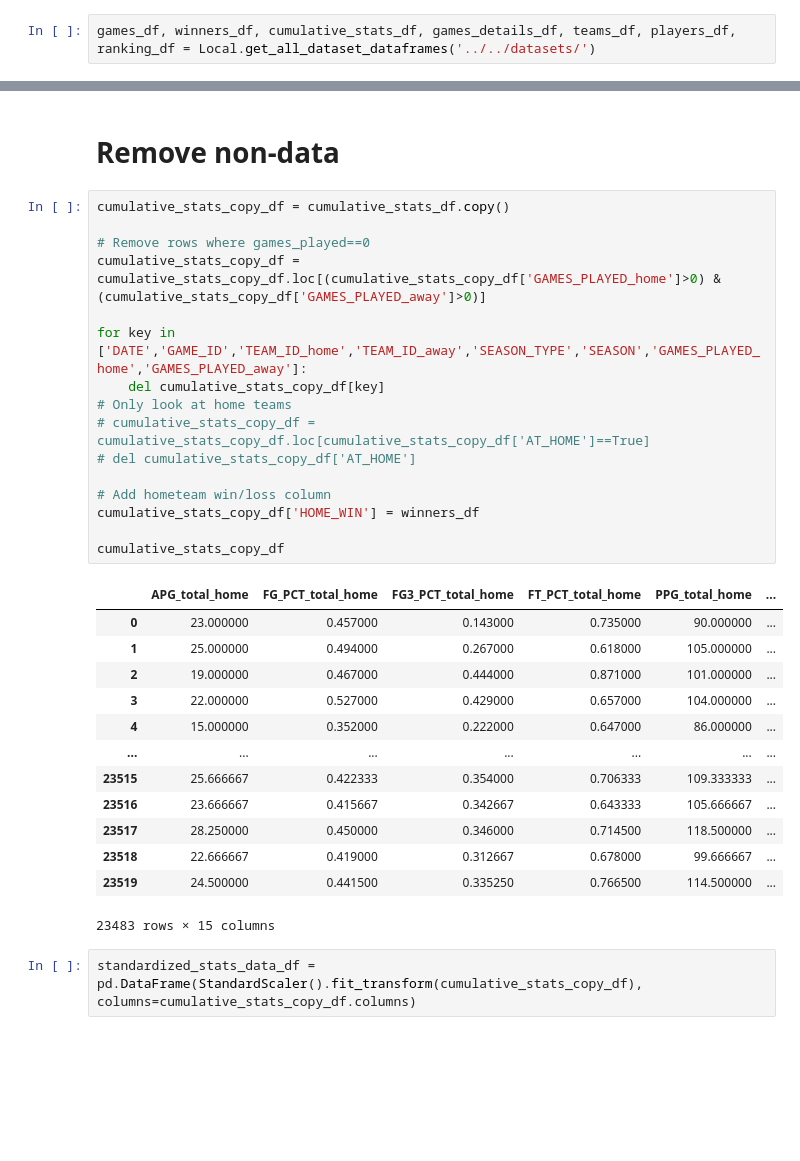
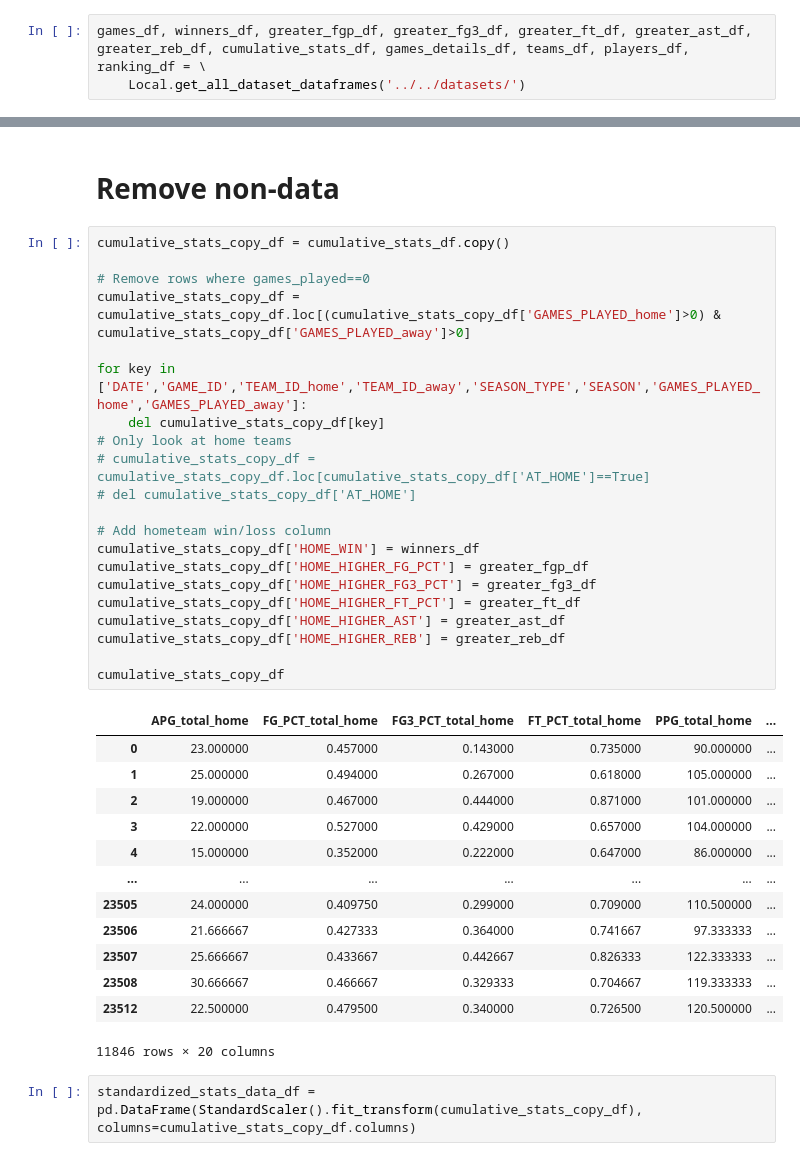
Before and after one commit to psalire/cmpe255-term-project, a Jupyter notebook: classifiers/kmeans/kmeans.ipynb, the cells around one changed output, grey strips where cells are left out. Drawn from its saved outputs; the diff is of its cells as text; blank space fills up the shorter version.

```diff
--- a/classifiers/kmeans/kmeans.ipynb
+++ b/classifiers/kmeans/kmeans.ipynb
@@ -15,4 +15,5 @@ from sklearn.preprocessing import StandardScaler
 from sklearn.model_selection import GridSearchCV, RandomizedSearchCV
 from sklearn.model_selection import train_test_split
 # %%
-games_df, winners_df, cumulative_stats_df, games_details_df, teams_df, players_df, ranking_df = Local.get_all_dataset_dataframes('../../datasets/')
+games_df, winners_df, greater_fgp_df, greater_fg3_df, greater_ft_df, greater_ast_df, greater_reb_df, cumulative_stats_df, games_details_df, teams_df, players_df, ranking_df = \
+    Local.get_all_dataset_dataframes('../../datasets/')
@@ -50,33 +24,38 @@ Home team has winrate of 59.1%
 # %%
 cumulative_stats_copy_df = cumulative_stats_df.copy()
 
 # Remove rows where games_played==0
-cumulative_stats_copy_df = cumulative_stats_copy_df.loc[(cumulative_stats_copy_df['GAMES_PLAYED_home']>0) & (cumulative_stats_copy_df['GAMES_PLAYED_away']>0)]
+cumulative_stats_copy_df = cumulative_stats_copy_df.loc[(cumulative_stats_copy_df['GAMES_PLAYED_home']>0) & cumulative_stats_copy_df['GAMES_PLAYED_away']>0]
 
 for key in ['DATE','GAME_ID','TEAM_ID_home','TEAM_ID_away','SEASON_TYPE','SEASON','GAMES_PLAYED_home','GAMES_PLAYED_away']:
     del cumulative_stats_copy_df[key]
 # Only look at home teams
 # cumulative_stats_copy_df = cumulative_stats_copy_df.loc[cumulative_stats_copy_df['AT_HOME']==True]
 # del cumulative_stats_copy_df['AT_HOME']
 
 # Add hometeam win/loss column
 cumulative_stats_copy_df['HOME_WIN'] = winners_df
+cumulative_stats_copy_df['HOME_HIGHER_FG_PCT'] = greater_fgp_df
+cumulative_stats_copy_df['HOME_HIGHER_FG3_PCT'] = greater_fg3_df
+cumulative_stats_copy_df['HOME_HIGHER_FT_PCT'] = greater_ft_df
+cumulative_stats_copy_df['HOME_HIGHER_AST'] = greater_ast_df
+cumulative_stats_copy_df['HOME_HIGHER_REB'] = greater_reb_df
 
 cumulative_stats_copy_df
 # %% [output]
 |  | APG_total_home | FG_PCT_total_home | FG3_PCT_total_home | FT_PCT_total_home | PPG_total_home | ... |
 | 0 | 23.000000 | 0.457000 | 0.143000 | 0.735000 | 90.000000 | ... |
 | 1 | 25.000000 | 0.494000 | 0.267000 | 0.618000 | 105.000000 | ... |
 | 2 | 19.000000 | 0.467000 | 0.444000 | 0.871000 | 101.000000 | ... |
 | 3 | 22.000000 | 0.527000 | 0.429000 | 0.657000 | 104.000000 | ... |
 | 4 | 15.000000 | 0.352000 | 0.222000 | 0.647000 | 86.000000 | ... |
 | ... | ... | ... | ... | ... | ... | ... |
-| 23515 | 25.666667 | 0.422333 | 0.354000 | 0.706333 | 109.333333 | ... |
-| 23516 | 23.666667 | 0.415667 | 0.342667 | 0.643333 | 105.666667 | ... |
-| 23517 | 28.250000 | 0.450000 | 0.346000 | 0.714500 | 118.500000 | ... |
-| 23518 | 22.666667 | 0.419000 | 0.312667 | 0.678000 | 99.666667 | ... |
-| 23519 | 24.500000 | 0.441500 | 0.335250 | 0.766500 | 114.500000 | ... |
+| 23505 | 24.000000 | 0.409750 | 0.299000 | 0.709000 | 110.500000 | ... |
+| 23506 | 21.666667 | 0.427333 | 0.364000 | 0.741667 | 97.333333 | ... |
+| 23507 | 25.666667 | 0.433667 | 0.442667 | 0.826333 | 122.333333 | ... |
+| 23508 | 30.666667 | 0.466667 | 0.329333 | 0.704667 | 119.333333 | ... |
+| 23512 | 22.500000 | 0.479500 | 0.340000 | 0.726500 | 120.500000 | ... |
-23483 rows × 15 columns
+11846 rows × 20 columns
 # %%
 standardized_stats_data_df = pd.DataFrame(StandardScaler().fit_transform(cumulative_stats_copy_df), columns=cumulative_stats_copy_df.columns)
 # %% [markdown]
```
Also changed, not shown: parts of 5 cells of this notebook, 1 other file.
